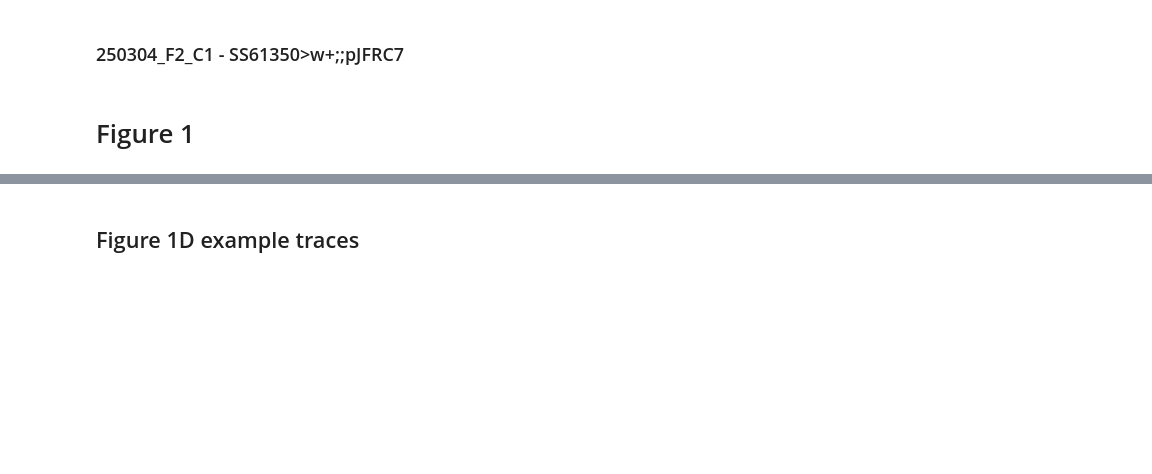
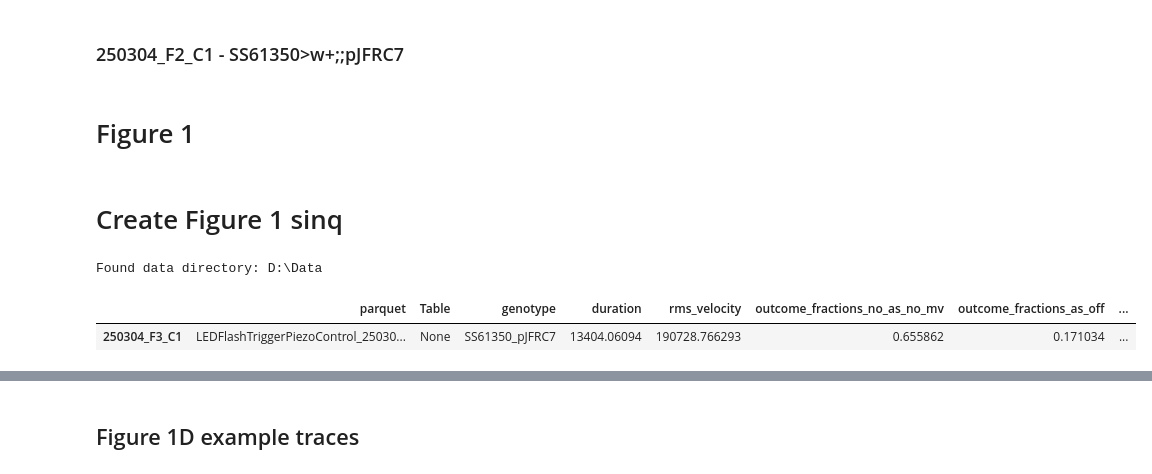
Before and after one commit to tony-azevedo/FlyLearning, a Jupyter notebook: opcond_Figure1_Figure2.ipynb, the cells around one changed output, grey strips where cells are left out. Drawn from its saved outputs; the diff is of its cells as text; code cells hidden in the pictures; blank space fills up the shorter version.

```diff
--- a/opcond_Figure1_Figure2.ipynb
+++ b/opcond_Figure1_Figure2.ipynb
@@ -611,3 +616,12 @@ DEBUG = True
 T.df.loc[84, 'Trial'].plot_probe_groups(use_full_y = True,savefig=False)
 # %% [markdown]
 # Figure 1
+# %% [markdown]
+# Create Figure 1 sinq
+# %%
+sinq = Sinq(sinqname='Figure1')
+sinq.df
+# %% [output]
+Found data directory: D:\Data
+|  | parquet | Table | genotype | duration | rms_velocity | outcome_fractions_no_as_no_mv | outcome_fractions_as_off | ... |
+| 250304_F3_C1 | LEDFlashTriggerPiezoControl_25030... | None | SS61350_pJFRC7 | 13404.06094 | 190728.766293 | 0.655862 | 0.171034 | ... |
```
Also changed, not shown: parts of 24 cells of this notebook, 5 other files.
